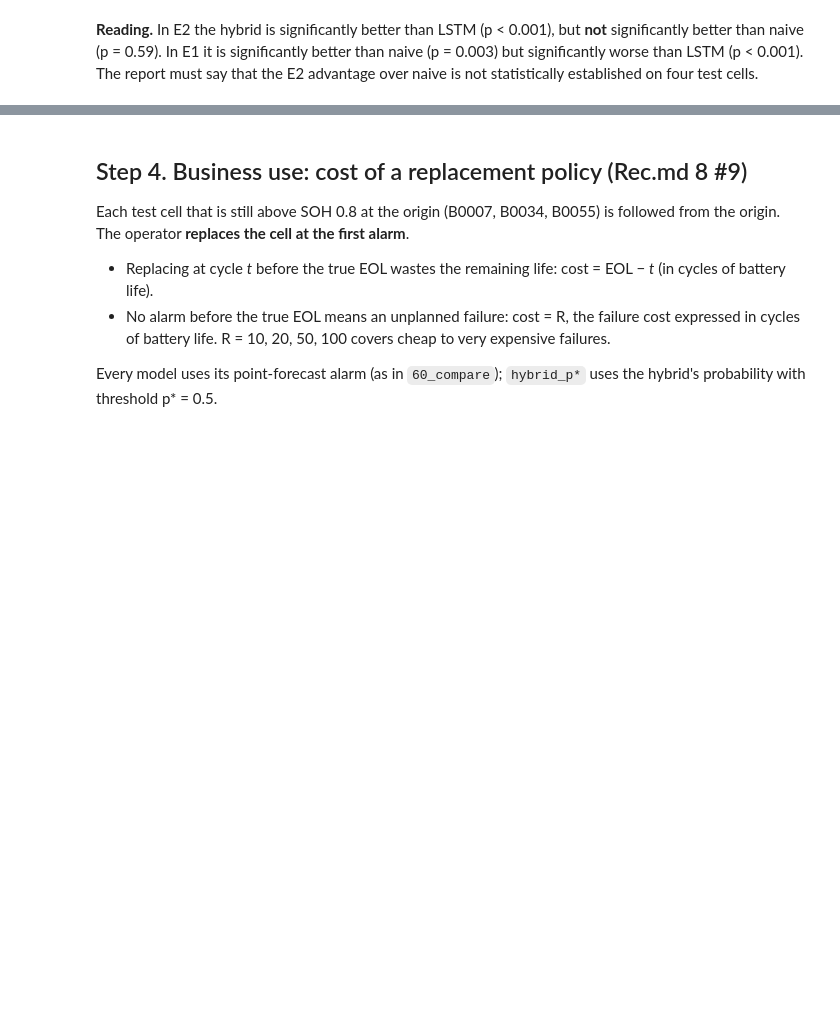
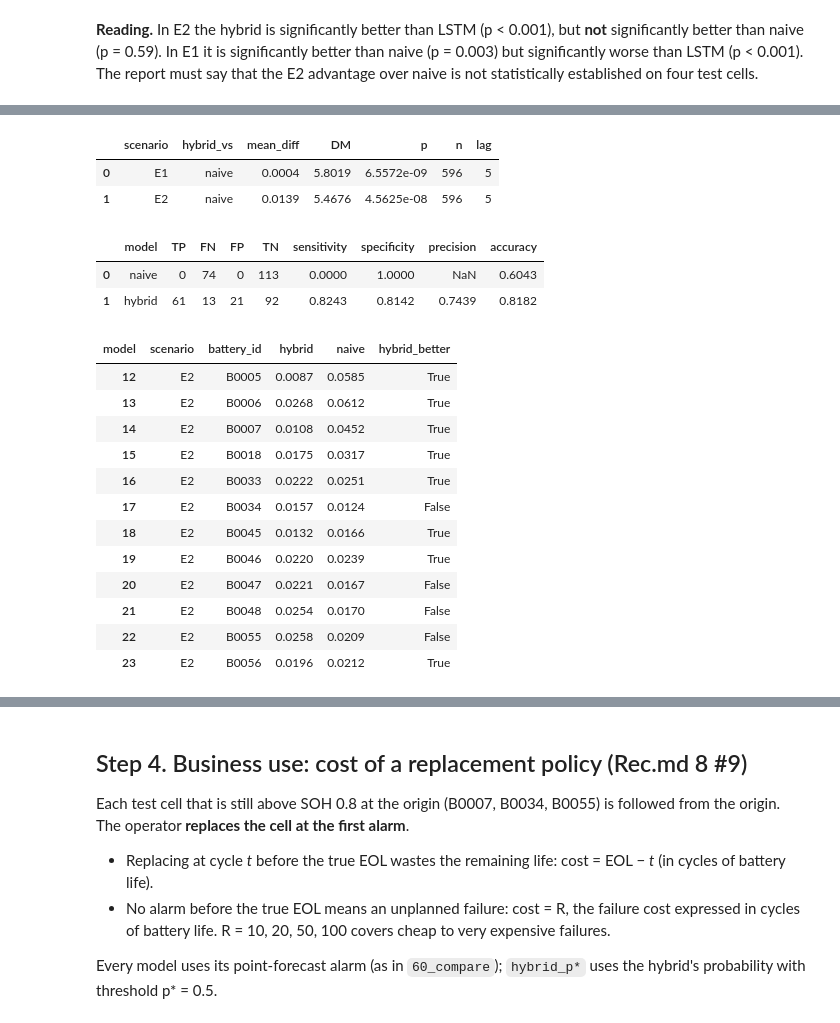
Before and after one commit to Ac-2836/STAT3013.R11.CTTT_Group08, a Jupyter notebook: notebooks/70_hybrid.ipynb, the cells around one changed output, grey strips where cells are left out. Saved outputs shown, nothing was run; the diff lists cells and outputs as text; code cells hidden in the pictures; blank space fills up the shorter version.

Commit message:
docs(compare): report 12-cell robustness check of the hybrid model

```diff
--- a/notebooks/70_hybrid.ipynb
+++ b/notebooks/70_hybrid.ipynb
@@ -117,0 +132,28 @@ out['dm']
+# %%
+out['loco_dm']
+# %% [output]
+|  | scenario | hybrid_vs | mean_diff | DM | p | n | lag |
+| 0 | E1 | naive | 0.0004 | 5.8019 | 6.5572e-09 | 596 | 5 |
+| 1 | E2 | naive | 0.0139 | 5.4676 | 4.5625e-08 | 596 | 5 |
+# %%
+out['loco_alarm']
+# %% [output]
+|  | model | TP | FN | FP | TN | sensitivity | specificity | precision | accuracy |
+| 0 | naive | 0 | 74 | 0 | 113 | 0.0000 | 1.0000 | NaN | 0.6043 |
+| 1 | hybrid | 61 | 13 | 21 | 92 | 0.8243 | 0.8142 | 0.7439 | 0.8182 |
+# %%
+out['loco_cells'][out['loco_cells'].scenario == 'E2']
+# %% [output]
+| model | scenario | battery_id | hybrid | naive | hybrid_better |
+| 12 | E2 | B0005 | 0.0087 | 0.0585 | True |
+| 13 | E2 | B0006 | 0.0268 | 0.0612 | True |
+| 14 | E2 | B0007 | 0.0108 | 0.0452 | True |
+| 15 | E2 | B0018 | 0.0175 | 0.0317 | True |
+| 16 | E2 | B0033 | 0.0222 | 0.0251 | True |
+| 17 | E2 | B0034 | 0.0157 | 0.0124 | False |
+| 18 | E2 | B0045 | 0.0132 | 0.0166 | True |
+| 19 | E2 | B0046 | 0.0220 | 0.0239 | True |
+| 20 | E2 | B0047 | 0.0221 | 0.0167 | False |
+| 21 | E2 | B0048 | 0.0254 | 0.0170 | False |
+| 22 | E2 | B0055 | 0.0258 | 0.0209 | False |
+| 23 | E2 | B0056 | 0.0196 | 0.0212 | True |
```
Also changed, not shown: parts of 4 cells of this notebook, 3 other files.
